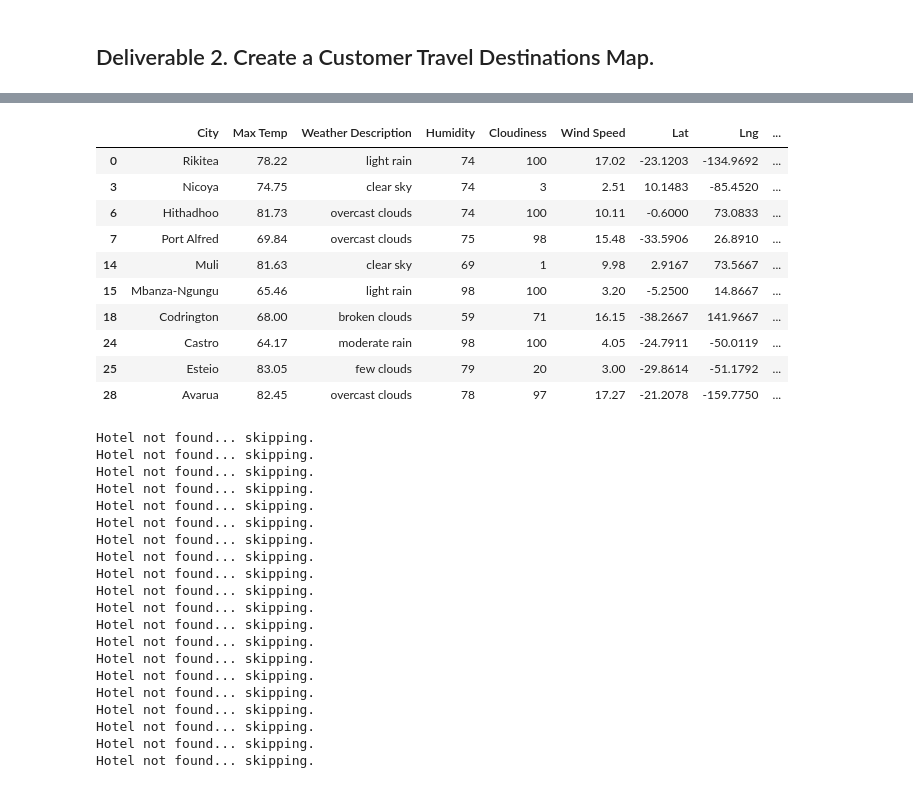
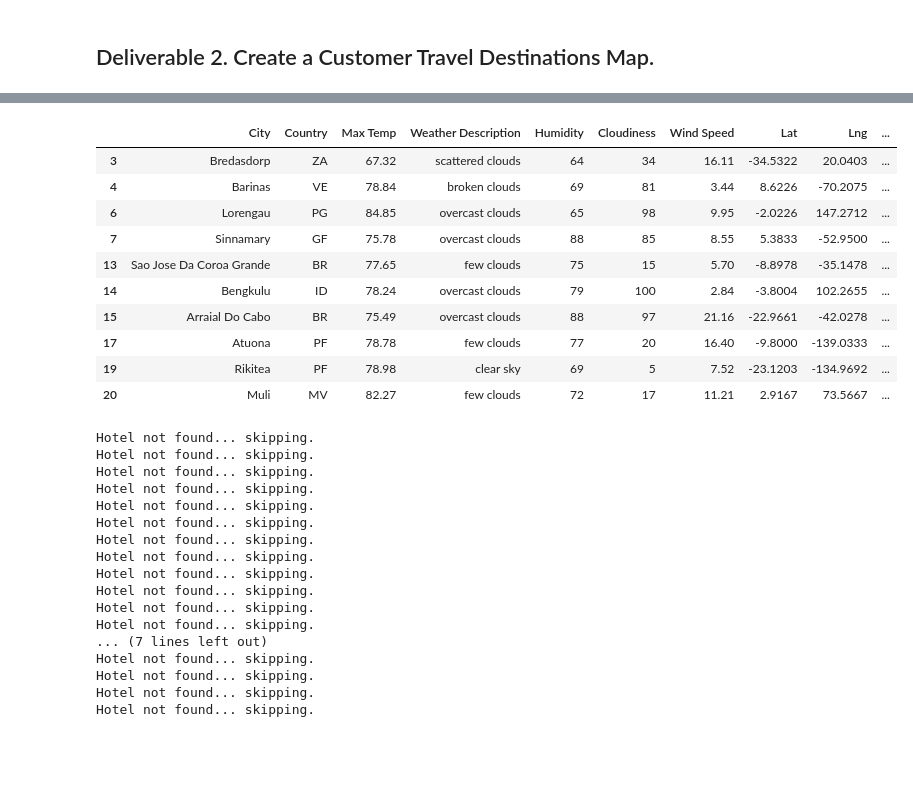
Before and after one commit to RachelRautenberg/World_Weather_Analysis, a Jupyter notebook: Vacation_Search/Vacation_Search.ipynb, the cells around one changed output, grey strips where cells are left out. Drawn from its saved outputs; the diff is of its cells as text; code cells hidden in the pictures; blank space fills up the shorter version.

Commit message:
Final files, Updating with country code

```diff
--- a/Vacation_Search/Vacation_Search.ipynb
+++ b/Vacation_Search/Vacation_Search.ipynb
@@ -57,3 +62,5 @@ Weather Description    286
 dtype: int64
 # %%
 # 4b. Drop any empty rows and create a new DataFrame that doesn’t have empty rows.
+preferred_cities_df = preferred_cities_df.dropna()
+preferred_cities_df.count()
@@ -60,22 +79,22 @@ dtype: int64
 # %%
 # 5a. Create DataFrame called hotel_df to store hotel names along with weather info
-hotel_df = preferred_cities_df[["City", "Max Temp", "Weather Description", "Humidity", "Cloudiness", "Wind Speed", "Lat", "Lng"]].copy()
+hotel_df = preferred_cities_df[["City", "Country", "Max Temp", "Weather Description", "Humidity", "Cloudiness", "Wind Speed", "Lat", "Lng"]].copy()
 
 # 5b. Create a new column "Hotel Name"
 hotel_df["Hotel Name"] = ""
 hotel_df.head(10)
 # %% [output]
-|  | City | Max Temp | Weather Description | Humidity | Cloudiness | Wind Speed | Lat | Lng | ... |
-| 0 | Rikitea | 78.22 | light rain | 74 | 100 | 17.02 | -23.1203 | -134.9692 | ... |
-| 3 | Nicoya | 74.75 | clear sky | 74 | 3 | 2.51 | 10.1483 | -85.4520 | ... |
-| 6 | Hithadhoo | 81.73 | overcast clouds | 74 | 100 | 10.11 | -0.6000 | 73.0833 | ... |
-| 7 | Port Alfred | 69.84 | overcast clouds | 75 | 98 | 15.48 | -33.5906 | 26.8910 | ... |
-| 14 | Muli | 81.63 | clear sky | 69 | 1 | 9.98 | 2.9167 | 73.5667 | ... |
-| 15 | Mbanza-Ngungu | 65.46 | light rain | 98 | 100 | 3.20 | -5.2500 | 14.8667 | ... |
-| 18 | Codrington | 68.00 | broken clouds | 59 | 71 | 16.15 | -38.2667 | 141.9667 | ... |
-| 24 | Castro | 64.17 | moderate rain | 98 | 100 | 4.05 | -24.7911 | -50.0119 | ... |
-| 25 | Esteio | 83.05 | few clouds | 79 | 20 | 3.00 | -29.8614 | -51.1792 | ... |
-| 28 | Avarua | 82.45 | overcast clouds | 78 | 97 | 17.27 | -21.2078 | -159.7750 | ... |
+|  | City | Country | Max Temp | Weather Description | Humidity | Cloudiness | Wind Speed | Lat | Lng | ... |
+| 3 | Bredasdorp | ZA | 67.32 | scattered clouds | 64 | 34 | 16.11 | -34.5322 | 20.0403 | ... |
+| 4 | Barinas | VE | 78.84 | broken clouds | 69 | 81 | 3.44 | 8.6226 | -70.2075 | ... |
+| 6 | Lorengau | PG | 84.85 | overcast clouds | 65 | 98 | 9.95 | -2.0226 | 147.2712 | ... |
+| 7 | Sinnamary | GF | 75.78 | overcast clouds | 88 | 85 | 8.55 | 5.3833 | -52.9500 | ... |
+| 13 | Sao Jose Da Coroa Grande | BR | 77.65 | few clouds | 75 | 15 | 5.70 | -8.8978 | -35.1478 | ... |
+| 14 | Bengkulu | ID | 78.24 | overcast clouds | 79 | 100 | 2.84 | -3.8004 | 102.2655 | ... |
+| 15 | Arraial Do Cabo | BR | 75.49 | overcast clouds | 88 | 97 | 21.16 | -22.9661 | -42.0278 | ... |
+| 17 | Atuona | PF | 78.78 | few clouds | 77 | 20 | 16.40 | -9.8000 | -139.0333 | ... |
+| 19 | Rikitea | PF | 78.98 | clear sky | 69 | 5 | 7.52 | -23.1203 | -134.9692 | ... |
+| 20 | Muli | MV | 82.27 | few clouds | 72 | 17 | 11.21 | 2.9167 | 73.5667 | ... |
 # %%
 # 6a. Set parameters to search for hotels with 5000 meters.
 params = {
@@ -118,11 +137,8 @@ Hotel not found... skipping.
 Hotel not found... skipping.
 Hotel not found... skipping.
 Hotel not found... skipping.
+... (7 lines left out)
 Hotel not found... skipping.
 Hotel not found... skipping.
 Hotel not found... skipping.
 Hotel not found... skipping.
-Hotel not found... skipping.
-Hotel not found... skipping.
-Hotel not found... skipping.
-Hotel not found... skipping.
```
Also changed, not shown: parts of 9 cells of this notebook, 2 other files.
